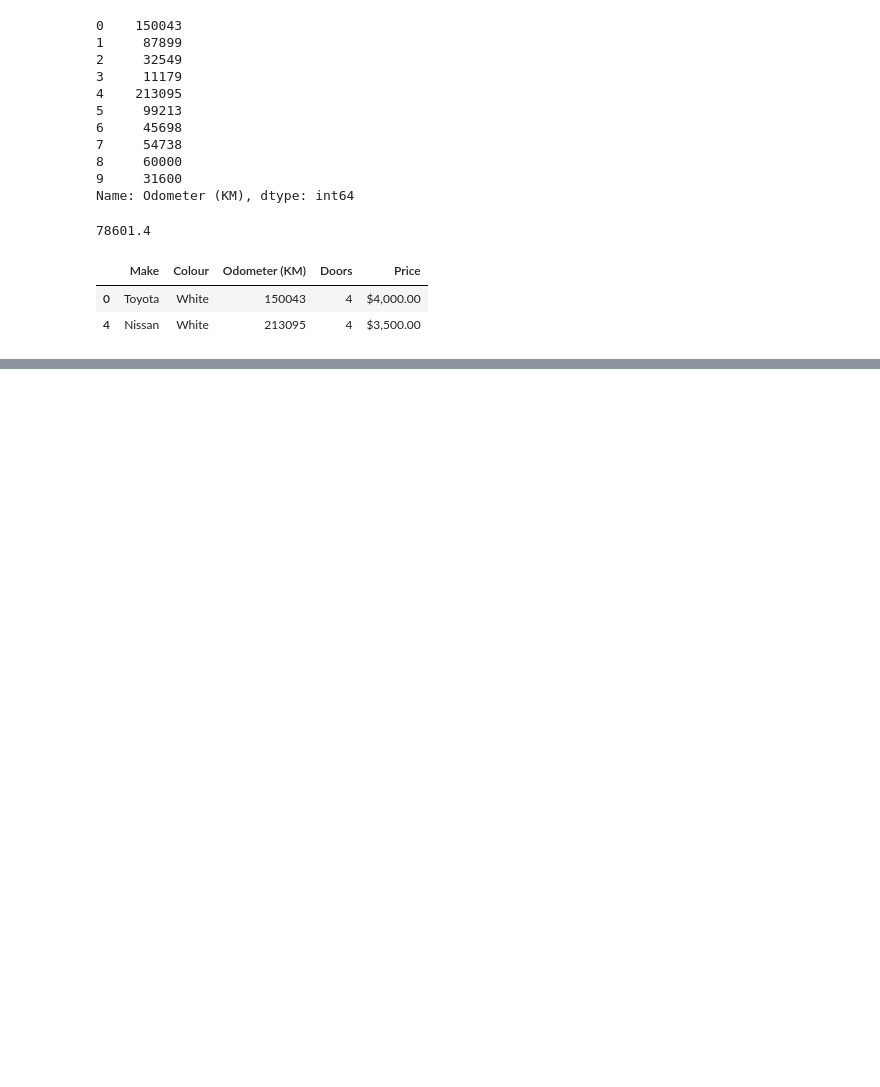
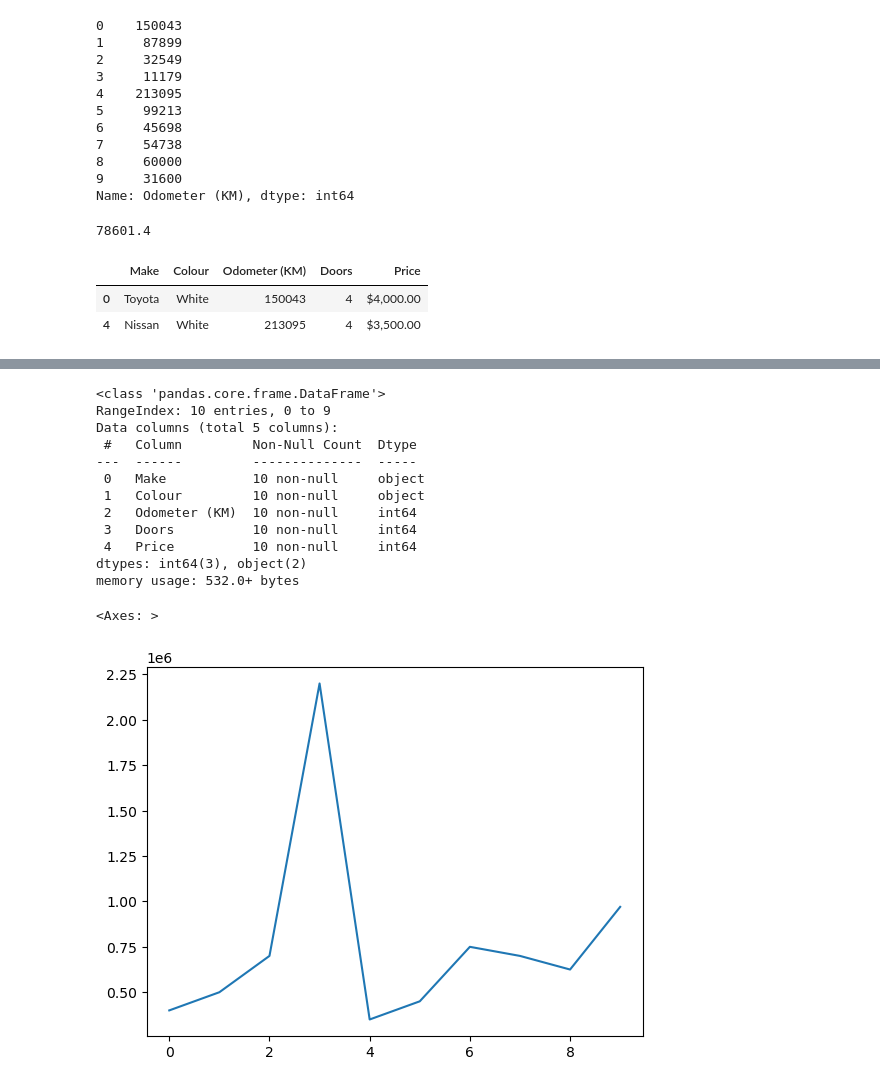
Before and after one commit to khadyo/ML, a Jupyter notebook: Introduction-to-pandas.ipynb, the cells around one changed output, grey strips where cells are left out. Cells and saved outputs as stored; diff of their text form; code cells hidden in the pictures; blank space fills up the shorter version.

Commit message:
[Feat]: new data elaboration

```diff
--- a/Introduction-to-pandas.ipynb
+++ b/Introduction-to-pandas.ipynb
@@ -196,0 +234,18 @@ data[data["Odometer (KM)"]>100000]
+# %%
+data.info()
+data["Price"].plot()
+# %% [output]
+<class 'pandas.core.frame.DataFrame'>
+RangeIndex: 10 entries, 0 to 9
+Data columns (total 5 columns):
+ #   Column         Non-Null Count  Dtype
+---  ------         --------------  -----
+ 0   Make           10 non-null     object
+ 1   Colour         10 non-null     object
+ 2   Odometer (KM)  10 non-null     int64
+ 3   Doors          10 non-null     int64
+ 4   Price          10 non-null     int64
+dtypes: int64(3), object(2)
+memory usage: 532.0+ bytes
+<Axes: >
+[figure, added]
```
Also changed, not shown: parts of 11 cells of this notebook.
